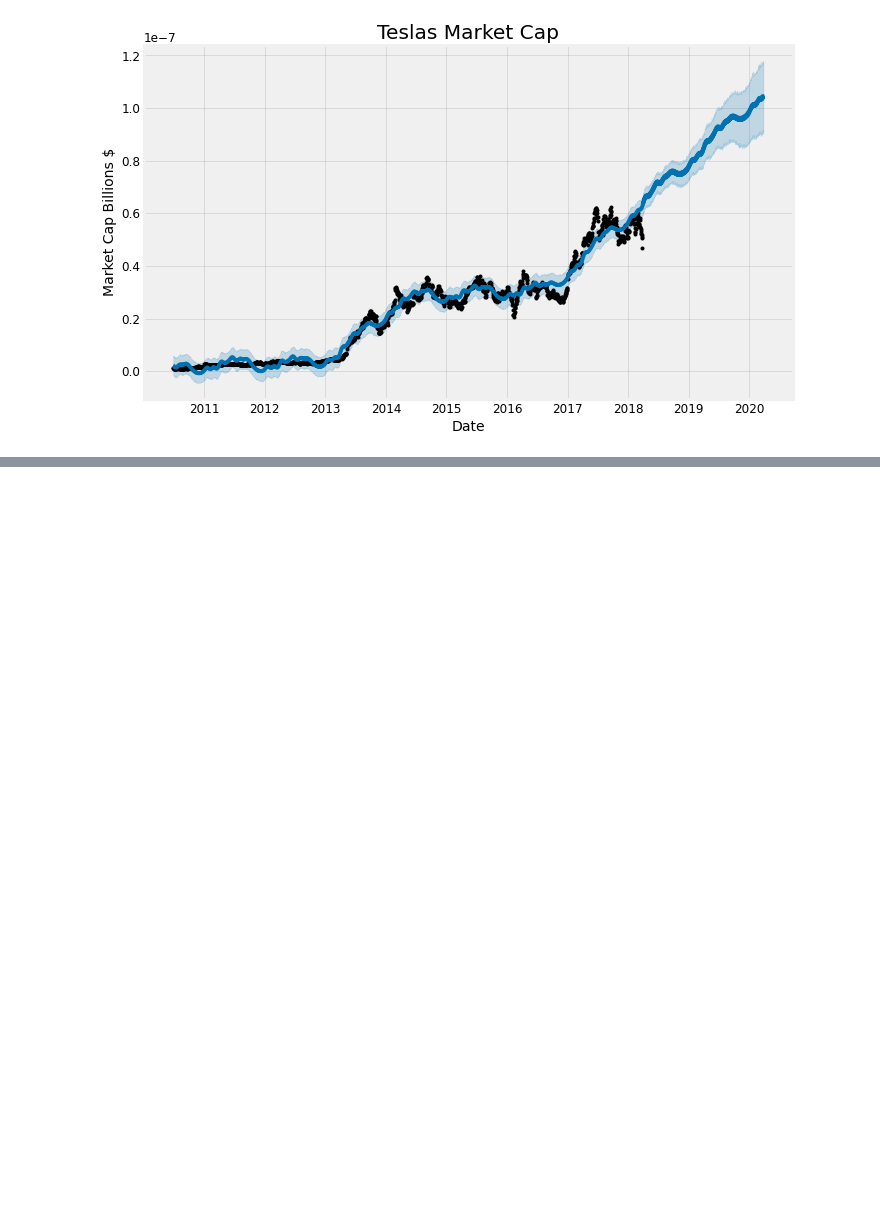
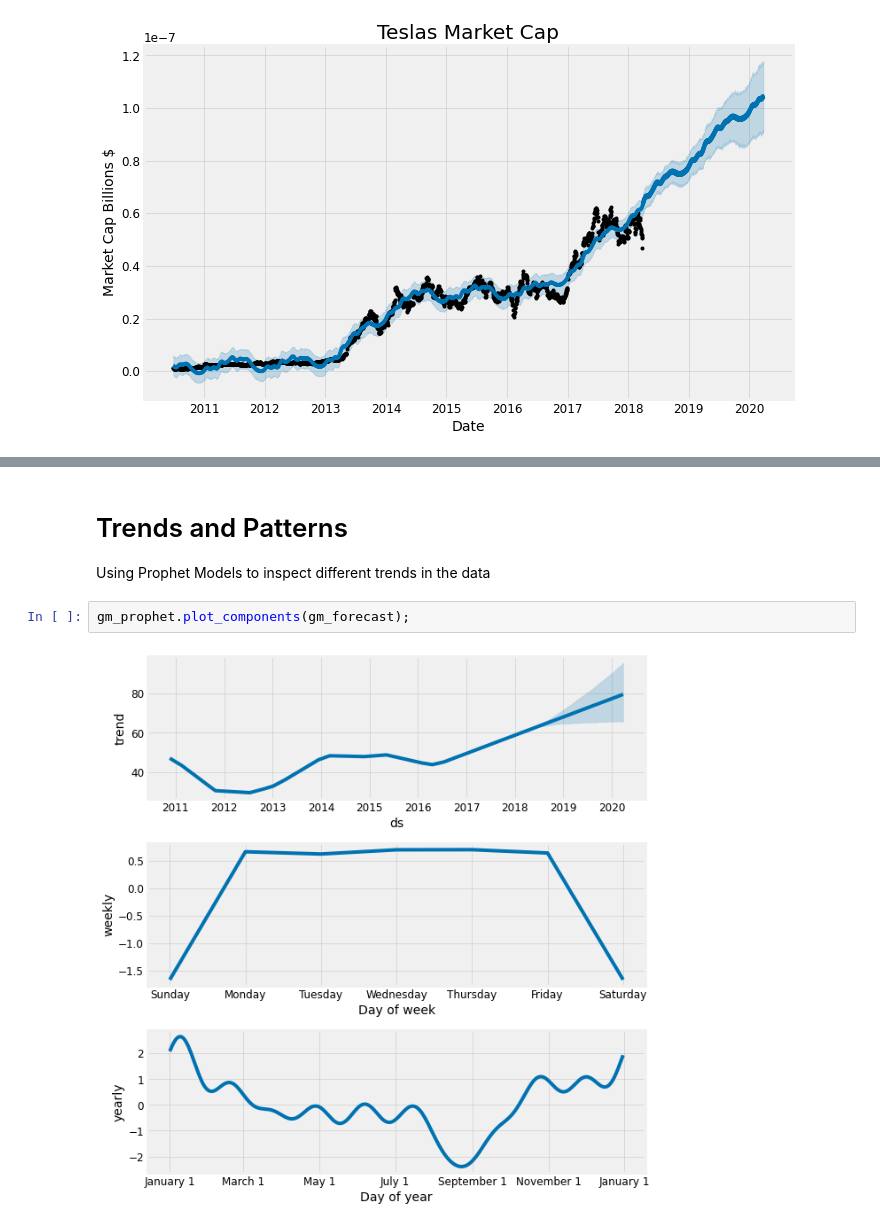
Before and after one commit to hatchdavid1/fb_prophet_test, a Jupyter notebook: fbprophet_test.ipynb, the cells around one changed output, grey strips where cells are left out. Drawn from its saved outputs; the diff is of its cells as text; blank space fills up the shorter version.

Commit message:
Add files via upload
trends

```diff
--- a/fbprophet_test.ipynb
+++ b/fbprophet_test.ipynb
@@ -155,0 +168,7 @@ Text(0.5, 1.0, 'Teslas Market Cap')
+# %% [markdown]
+# Trends and Patterns
+Using Prophet Models to inspect different trends in the data
+# %%
+gm_prophet.plot_components(gm_forecast);
+# %% [output]
+[figure, added]
```
Also changed, not shown: parts of 3 cells of this notebook.
